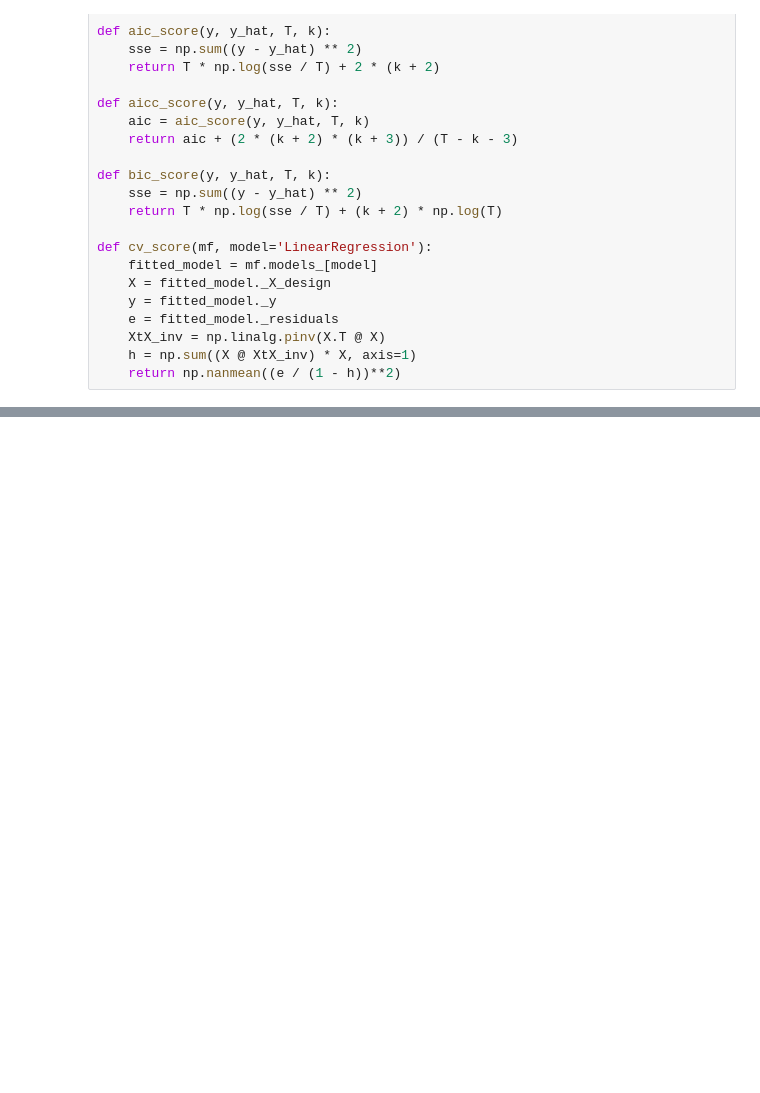
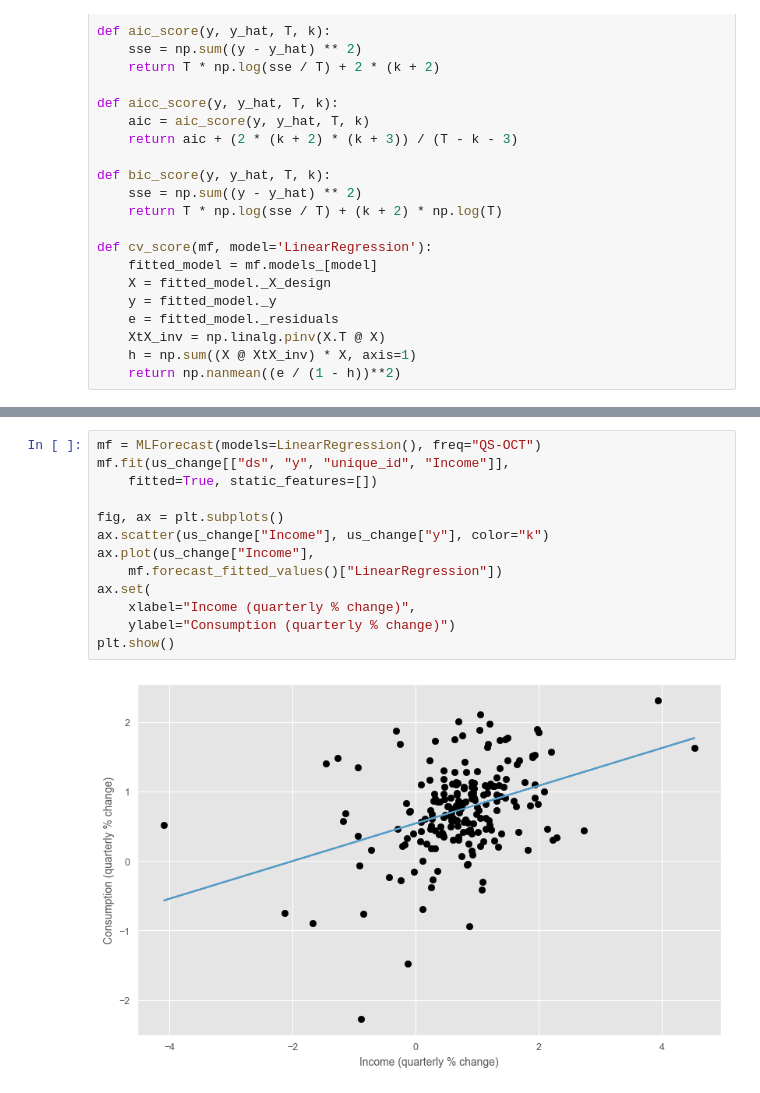
Before and after one commit to DavidGuzzi/TSA, a Jupyter notebook: Forecasting Principles and Practice 3rd/pythonic_way/7.ipynb, the cells around one changed output, grey strips where cells are left out. Cells and saved outputs as stored; diff of their text form; blank space fills up the shorter version.

```diff
--- a/Forecasting Principles and Practice 3rd/pythonic_way/7.ipynb
+++ b/Forecasting Principles and Practice 3rd/pythonic_way/7.ipynb
@@ -177,0 +189,15 @@ def cv_score(mf, model='LinearRegression'):
+# %%
+mf = MLForecast(models=LinearRegression(), freq="QS-OCT")
+mf.fit(us_change[["ds", "y", "unique_id", "Income"]],
+    fitted=True, static_features=[])
+
+fig, ax = plt.subplots()
+ax.scatter(us_change["Income"], us_change["y"], color="k")
+ax.plot(us_change["Income"],
+    mf.forecast_fitted_values()["LinearRegression"])
+ax.set(
+    xlabel="Income (quarterly % change)",
+    ylabel="Consumption (quarterly % change)")
+plt.show()
+# %% [output]
+[figure, added]
```
Also changed, not shown: parts of 7 cells of this notebook.
